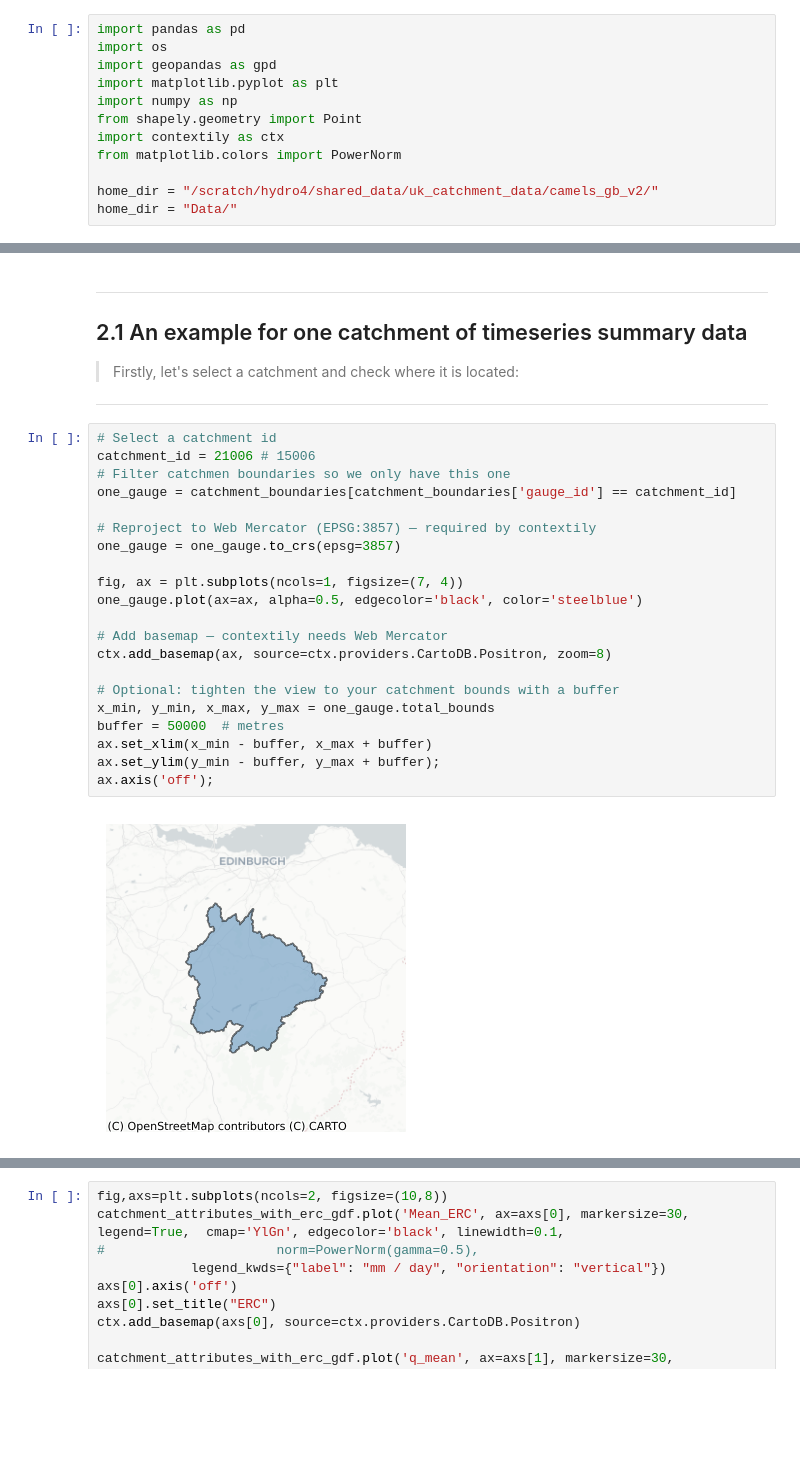
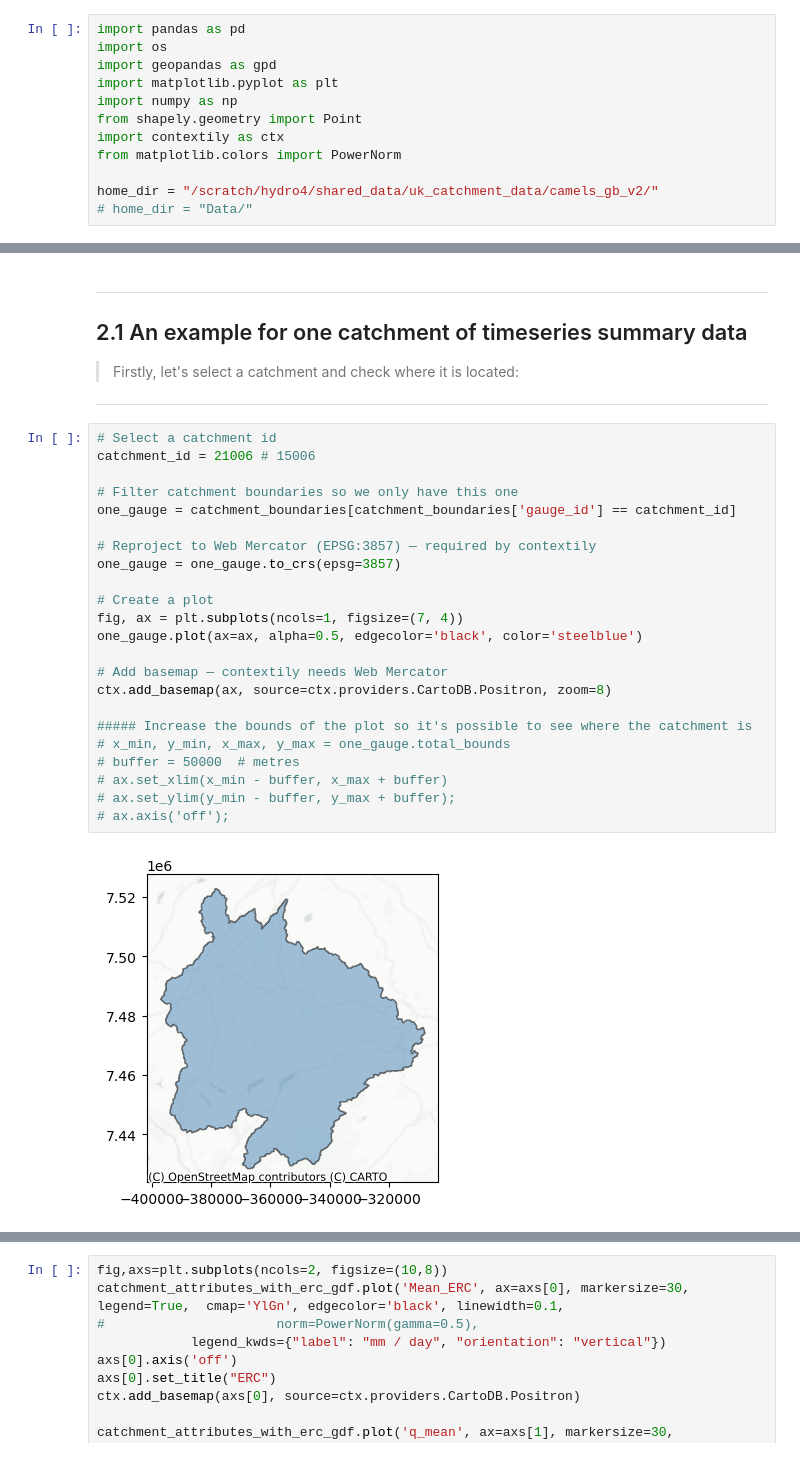
Before and after one commit to masher92/CamelsAnalysis, a Jupyter notebook: Newest.ipynb, the cells around one changed output, grey strips where cells are left out. Drawn from its saved outputs; the diff is of its cells as text; blank space fills up the shorter version.

```diff
--- a/Newest.ipynb
+++ b/Newest.ipynb
@@ -107,7 +156,7 @@ import contextily as ctx
 from matplotlib.colors import PowerNorm
 
 home_dir = "/scratch/hydro4/shared_data/uk_catchment_data/camels_gb_v2/"
-home_dir = "Data/"
+# home_dir = "Data/"
 # %% [markdown]
 <div style="background-color: #2196F3; color: white; padding: 15px 20px; border-radius: 5px; margin: 10px 0px;">
 <h1 style="color: white; margin: 0px;">🗺️ 1. EXPLORE</h1>
@@ -317,26 +383,28 @@ discharge included with CAMELS-GB, which allows us to observe how catchments res
 # %%
 # Select a catchment id
 catchment_id = 21006 # 15006
-# Filter catchmen boundaries so we only have this one
+
+# Filter catchment boundaries so we only have this one
 one_gauge = catchment_boundaries[catchment_boundaries['gauge_id'] == catchment_id]
 
 # Reproject to Web Mercator (EPSG:3857) — required by contextily
 one_gauge = one_gauge.to_crs(epsg=3857)
 
+# Create a plot
 fig, ax = plt.subplots(ncols=1, figsize=(7, 4))
 one_gauge.plot(ax=ax, alpha=0.5, edgecolor='black', color='steelblue')
 
 # Add basemap — contextily needs Web Mercator
 ctx.add_basemap(ax, source=ctx.providers.CartoDB.Positron, zoom=8)
 
-# Optional: tighten the view to your catchment bounds with a buffer
-x_min, y_min, x_max, y_max = one_gauge.total_bounds
-buffer = 50000  # metres
-ax.set_xlim(x_min - buffer, x_max + buffer)
-ax.set_ylim(y_min - buffer, y_max + buffer);
-ax.axis('off');
+##### Increase the bounds of the plot so it's possible to see where the catchment is
+# x_min, y_min, x_max, y_max = one_gauge.total_bounds
+# buffer = 50000  # metres
+# ax.set_xlim(x_min - buffer, x_max + buffer)
+# ax.set_ylim(y_min - buffer, y_max + buffer);
+# ax.axis('off');
 # %% [output]
-[figure, old version]
+[figure, new version]
 # %% [markdown]
 ---
 
```
Also changed, not shown: parts of 46 cells of this notebook.
